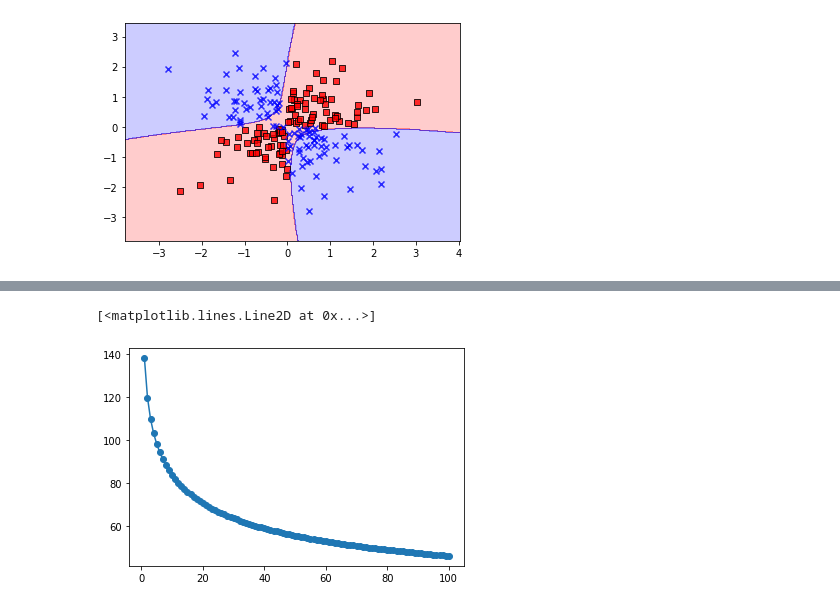
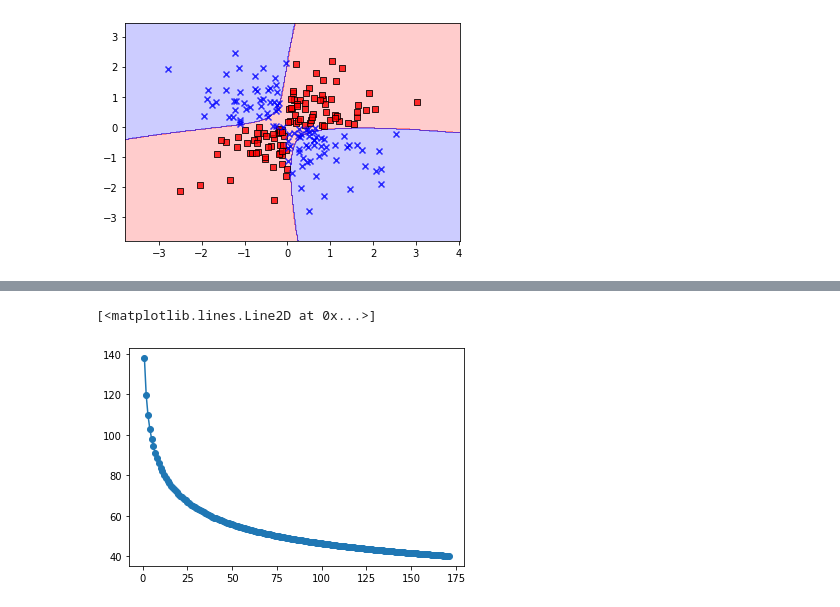
Before and after one commit to JimGerth/desy-ml-python, a Jupyter notebook: Chapter 3.ipynb, the cells around one changed output, grey strips where cells are left out. Drawn from its saved outputs; the diff is of its cells as text; code cells hidden in the pictures.

```diff
--- a/Chapter 3.ipynb
+++ b/Chapter 3.ipynb
@@ -208,9 +232,9 @@ plot(-3, 3, X_xor, Y_xor, LogisticRegressionGD(eta=0.005, n_iter=100).fit(X_xor,
 # %%
 from adaline_gd import AdalineGD
 
-lr = LogisticRegressionGD(eta=0.005, n_iter=100).fit(X_xor, Y_xor)
+lr = LogisticRegressionGD(eta=0.005, n_iter=175).fit(X_xor, Y_xor)
 
 plt.plot(range(1, len(lr.cost_) + 1), lr.cost_, marker='o')
 # %% [output]
 [<matplotlib.lines.Line2D at 0x...>]
-[figure, old version]
+[figure, new version]
```
Also changed, not shown: parts of 7 cells of this notebook.
